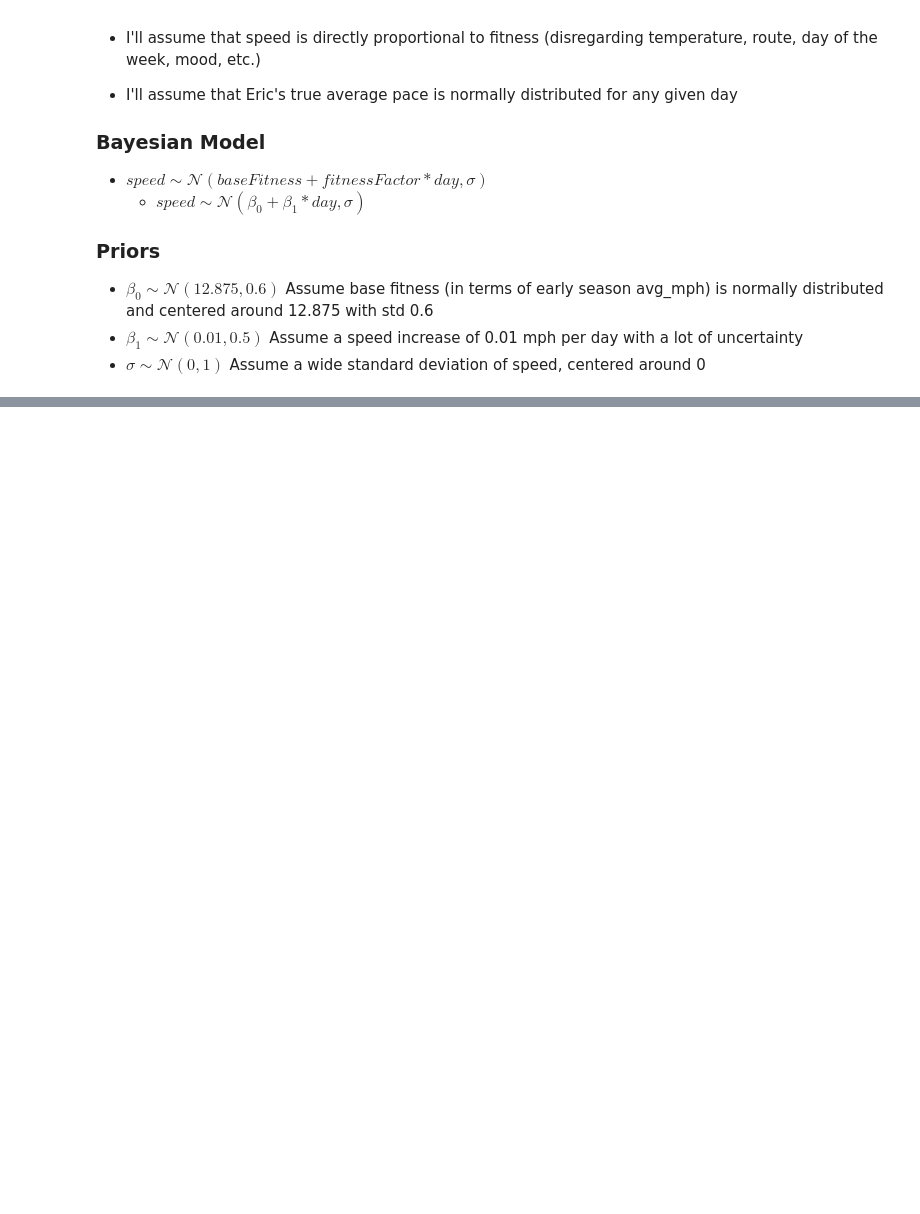
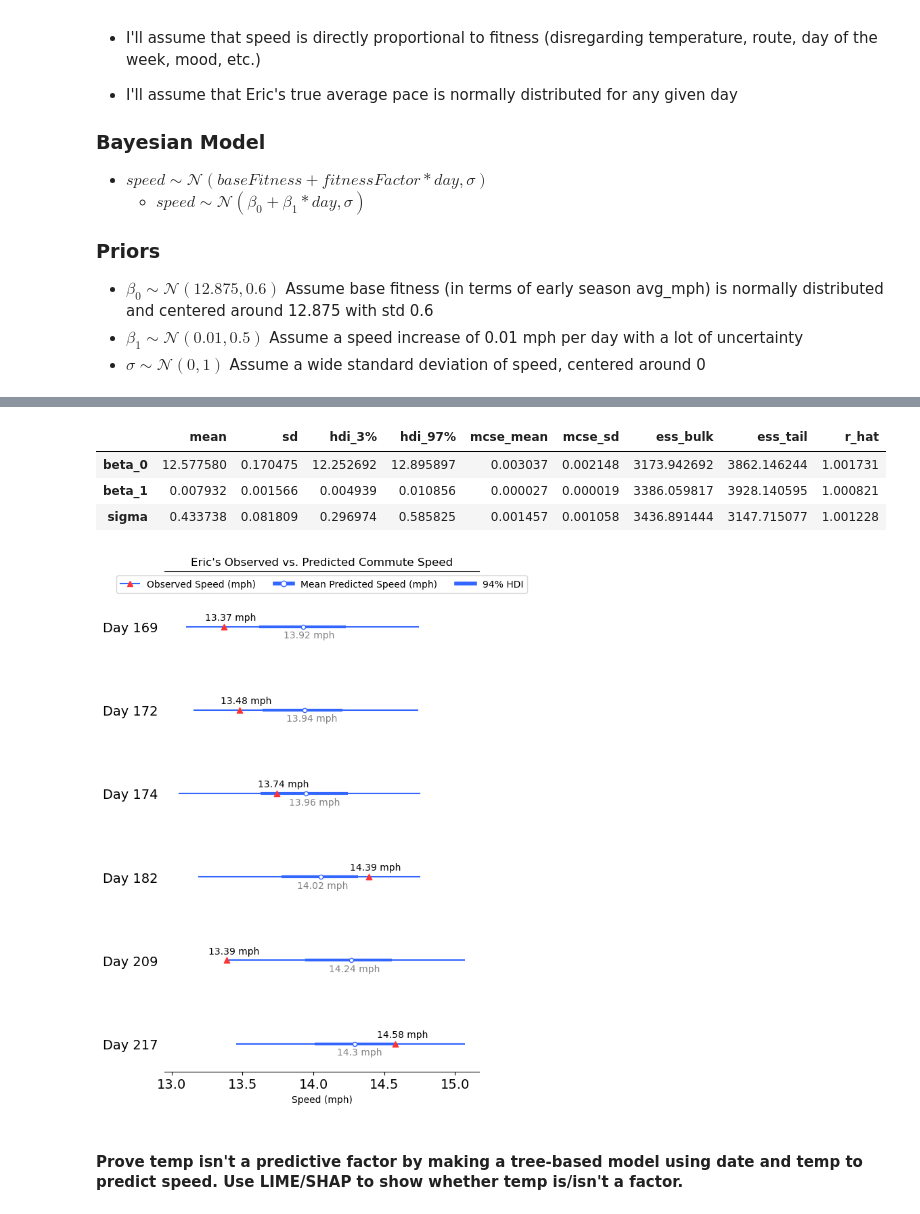
Before and after one commit to loganschmitt14/Brunner_DS_Task, a Jupyter notebook: biking.ipynb, the cells around one changed output, grey strips where cells are left out. Saved outputs shown, nothing was run; the diff lists cells and outputs as text; code cells hidden in the pictures; blank space fills up the shorter version.

```diff
--- a/biking.ipynb
+++ b/biking.ipynb
@@ -448,0 +473,9 @@ Sampling 4 chains for 1_000 tune and 2_000 draw iterations (4_000 + 8_000 draws
+# %%
+pd.set_option("display.precision", 6)
+post_df = pd.DataFrame(az.summary(trace, round_to = 6))
+post_df
+# %% [output]
+|  | mean | sd | hdi_3% | hdi_97% | mcse_mean | mcse_sd | ess_bulk | ess_tail | r_hat |
+| beta_0 | 12.577580 | 0.170475 | 12.252692 | 12.895897 | 0.003037 | 0.002148 | 3173.942692 | 3862.146244 | 1.001731 |
+| beta_1 | 0.007932 | 0.001566 | 0.004939 | 0.010856 | 0.000027 | 0.000019 | 3386.059817 | 3928.140595 | 1.000821 |
+| sigma | 0.433738 | 0.081809 | 0.296974 | 0.585825 | 0.001457 | 0.001058 | 3436.891444 | 3147.715077 | 1.001228 |
@@ -448,0 +491,62 @@ Sampling 4 chains for 1_000 tune and 2_000 draw iterations (4_000 + 8_000 draws
+# %%
+x_days = d_2019_df['day_no'].values
+
+predicted_speeds = {}
+predicted_means = []
+
+for day in x_days:
+
+    pred_speed_mean = beta_0_post + beta_1_post * day
+
+    pred_speed_dist = np.random.normal(pred_speed_mean, sigma_post, size = 1000)
+
+    predicted_speeds.update({f'Day {day}': pred_speed_dist})
+    predicted_means.append(pred_speed_mean.round(2))
+# %%
+from matplotlib.lines import Line2D
+
+d_speeds = d_2019_df['avg_mph'].values
+
+axes = az.plot_forest(predicted_speeds, combined = True, colors = '#3366ff')#, linewidth = 2)
+axis = axes[0]
+ylocs = axis.yaxis.get_majorticklocs()
+x_obs = d_speeds
+x_pred = sorted(predicted_means, reverse = True)
+
+axis.scatter(x_obs, ylocs, color = '#ff3333', marker = '^', zorder = 100)
+axis.set_title("Eric's Observed vs. Predicted Commute Speed")
+axis.set_xlabel('Speed (mph)')
+for xo, yi in zip(x_obs, ylocs):
+    axis.annotate(f'{xo} mph', xy = (xo, yi), xycoords = 'data', xytext = (-20, 7), textcoords = 'offset points', fontsize = 10)
+
+for xp, yi in zip(x_pred, ylocs):
+    axis.annotate(f'{xp} mph', xy = (xp, yi), xycoords = 'data', xytext = (-20, -12), textcoords = 'offset points', color = 'gray')
+
+legend_elements = [Line2D([0],
+                          [0],
+                          color = '#3366ff',
+                          markerfacecolor = '#ff3333',
+                          markeredgecolor = '#ff3333',
+                          label = 'Observed Speed (mph)',
+                          marker = '^'),
+                   Line2D([0],
+                          [0],
+                          color = '#3366ff',
+                          markerfacecolor = 'white',
+                          markeredgecolor = '#3366ff',
+                          marker = 'o',
+                          linewidth = 4,
+                          label = 'Mean Predicted Speed (mph)'),
+                   Line2D([0],
+                          [0],
+                          color = '#3366ff',
+                          linewidth = 4,
+                          label = '94% HDI')
+                  ]
+axis.legend(handles = legend_elements, ncol = 3, loc = 'upper center')
+
+plt.show()
+# %% [output]
+[figure, added]
+# %% [markdown]
+#### Prove temp isn't a predictive factor by making a tree-based model using date and temp to predict speed. Use LIME/SHAP to show whether temp is/isn't a factor. ####
```
Also changed, not shown: parts of 11 cells of this notebook.
